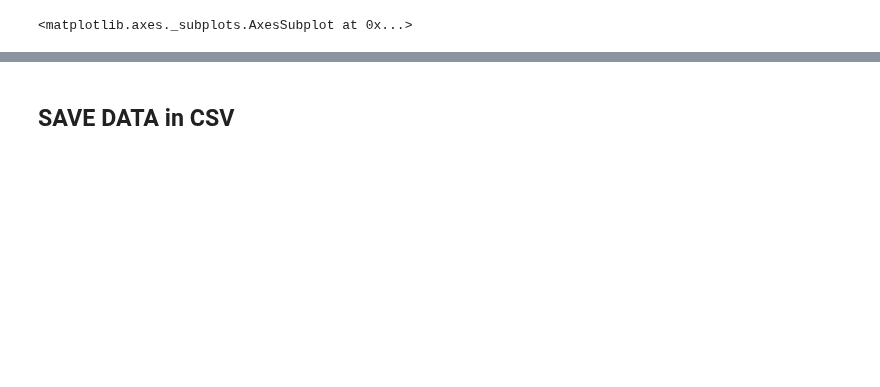
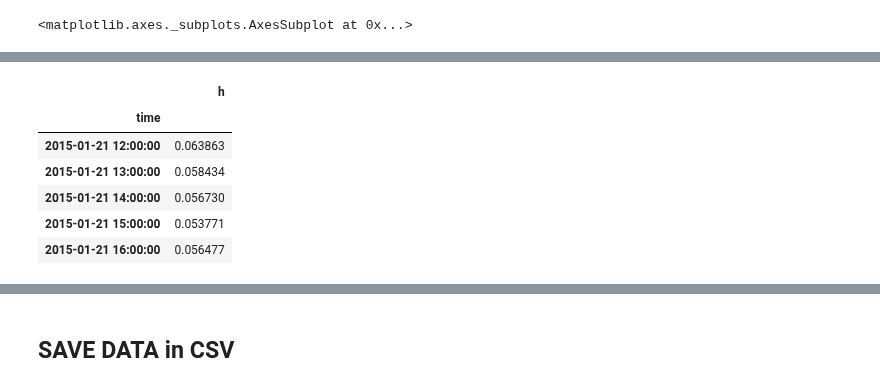
Before and after one commit to brey/pyPoseidon, a Jupyter notebook: Jupyter/Notebooks/Hyflux point data.ipynb, the cells around one changed output, grey strips where cells are left out. Saved outputs shown, nothing was run; the diff lists cells and outputs as text; code cells hidden in the pictures; blank space fills up the shorter version.

```diff
--- a/Jupyter/Notebooks/Hyflux point data.ipynb
+++ b/Jupyter/Notebooks/Hyflux point data.ipynb
@@ -318,0 +411,22 @@ res.unstack(level=0).plot(ax=ax1,color='red', linestyle='', marker='.',legend=Fa
+# %%
+data=[]
+for idat in xrange(sr.columns.levels[1].size):
+    data=np.append(data,zip(c1[idat],sr.values.T[idat]))
+
+data=data.reshape(-1,2)
+# %%
+dres=pandas.DataFrame(data, columns=['time','h']) # create dataset
+# %%
+dres['h']=pandas.to_numeric(dres['h'])
+# %%
+dres=dres.set_index('time') # set time as index
+# %%
+dres[:5]
+# %% [output]
+|  | h |
+| time |  |
+| 2015-01-21 12:00:00 | 0.063863 |
+| 2015-01-21 13:00:00 | 0.058434 |
+| 2015-01-21 14:00:00 | 0.056730 |
+| 2015-01-21 15:00:00 | 0.053771 |
+| 2015-01-21 16:00:00 | 0.056477 |
```
Also changed, not shown: parts of 46 cells of this notebook, 23 other files.
